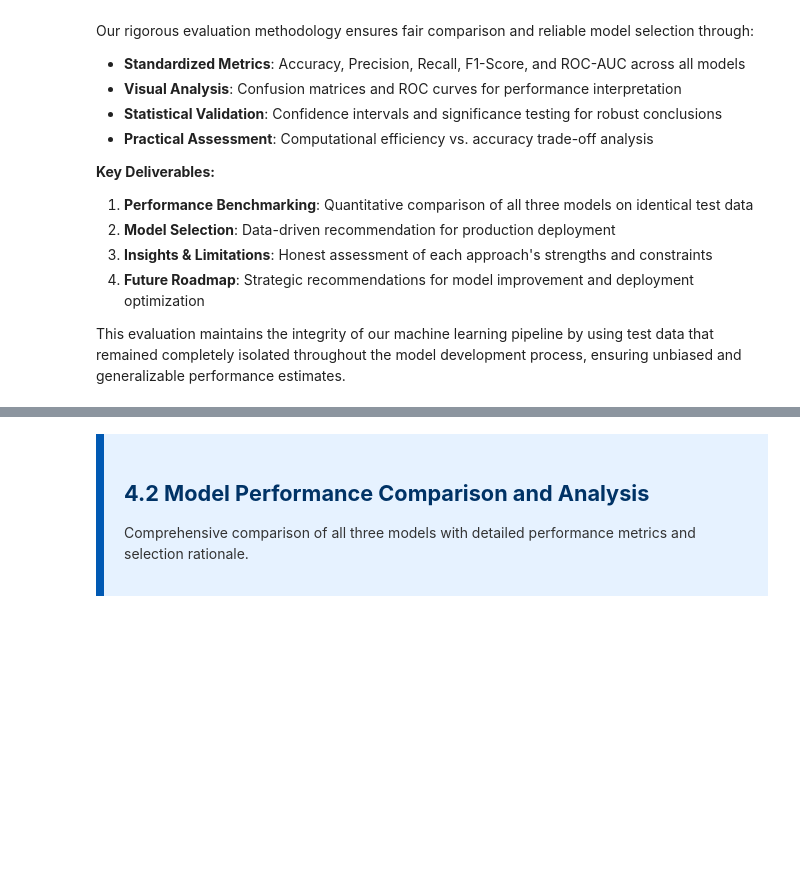
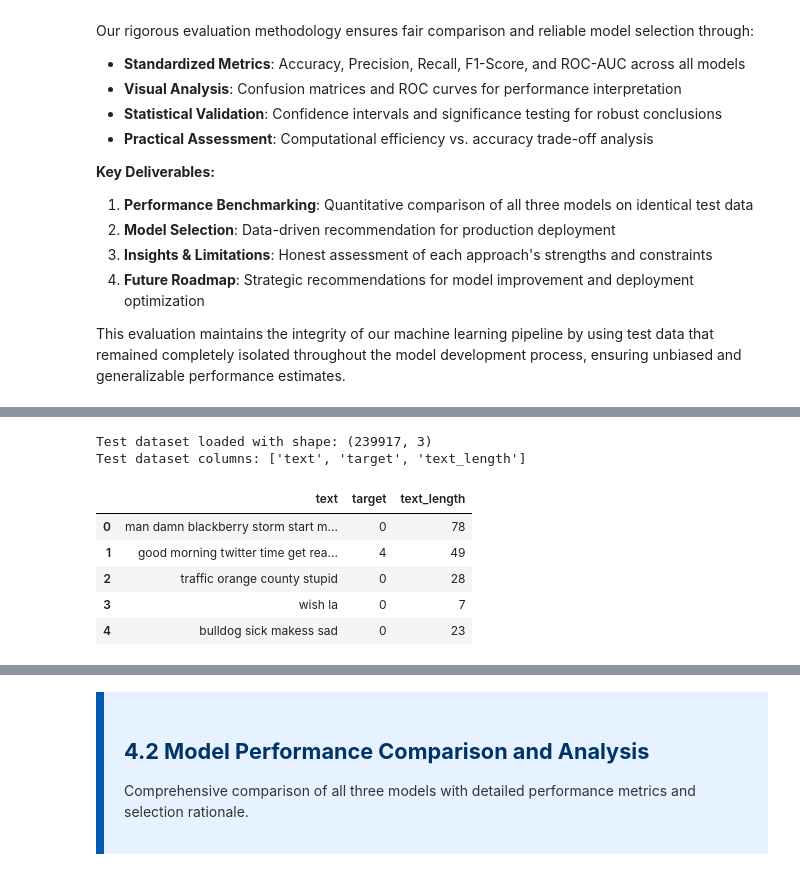
Before and after one commit to ariesslin/ie7500-g1-tweet-sentiment-nlp, a Jupyter notebook: scripts/4-Evaluation-and-Analysis.ipynb, the cells around one changed output, grey strips where cells are left out. Cells and saved outputs as stored; diff of their text form; code cells hidden in the pictures; blank space fills up the shorter version.

```diff
--- a/scripts/4-Evaluation-and-Analysis.ipynb
+++ b/scripts/4-Evaluation-and-Analysis.ipynb
@@ -51,0 +107,19 @@ import seaborn as sns
+# %%
+# Common Data Loading and Preprocessing for All Models
+# ====================================================
+
+# Load test data once for all models
+test_df = pd.read_csv(test_path)
+print(f"Test dataset loaded with shape: {test_df.shape}")
+print(f"Test dataset columns: {test_df.columns.tolist()}")
+
+test_df.head()
+# %% [output]
+Test dataset loaded with shape: (239917, 3)
+Test dataset columns: ['text', 'target', 'text_length']
+|  | text | target | text_length |
+| 0 | man damn blackberry storm start m... | 0 | 78 |
+| 1 | good morning twitter time get rea... | 4 | 49 |
+| 2 | traffic orange county stupid | 0 | 28 |
+| 3 | wish la | 0 | 7 |
+| 4 | bulldog sick makess sad | 0 | 23 |
```
Also changed, not shown: parts of 49 cells of this notebook.
